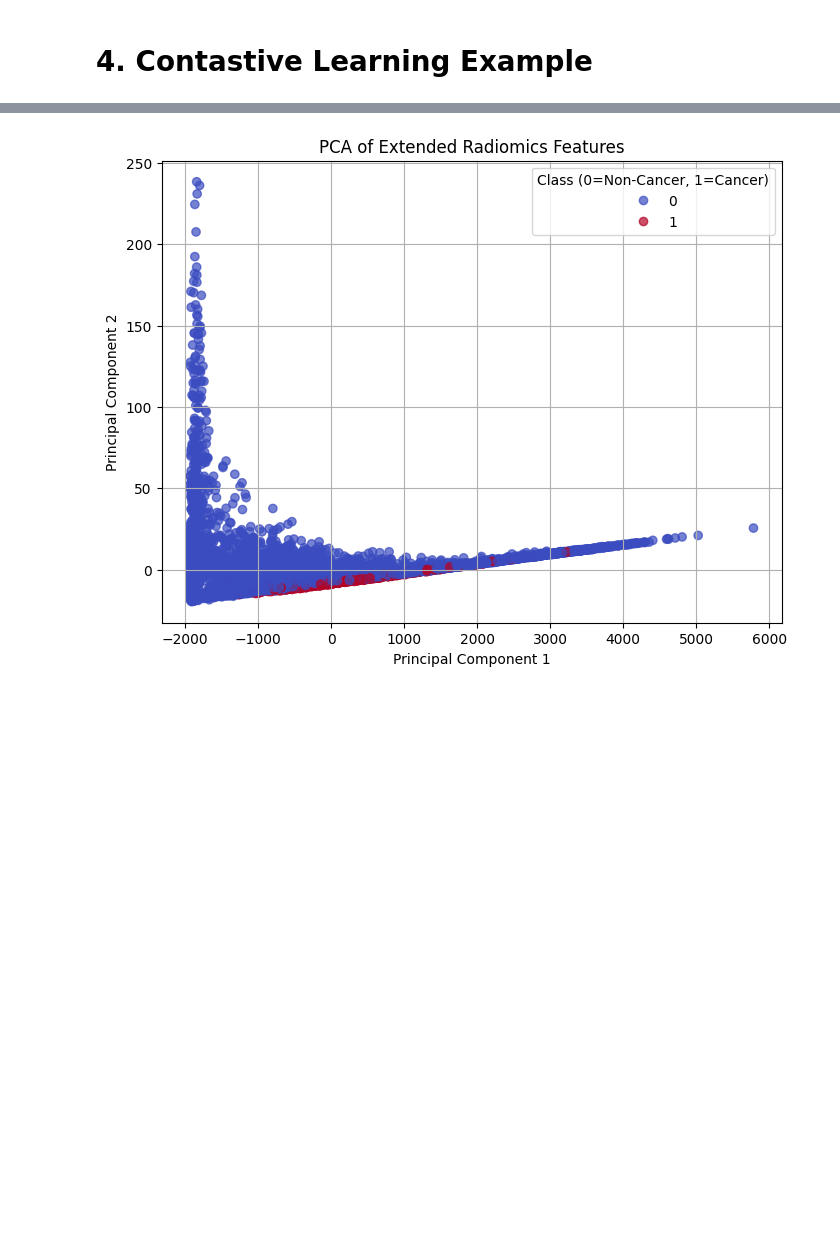
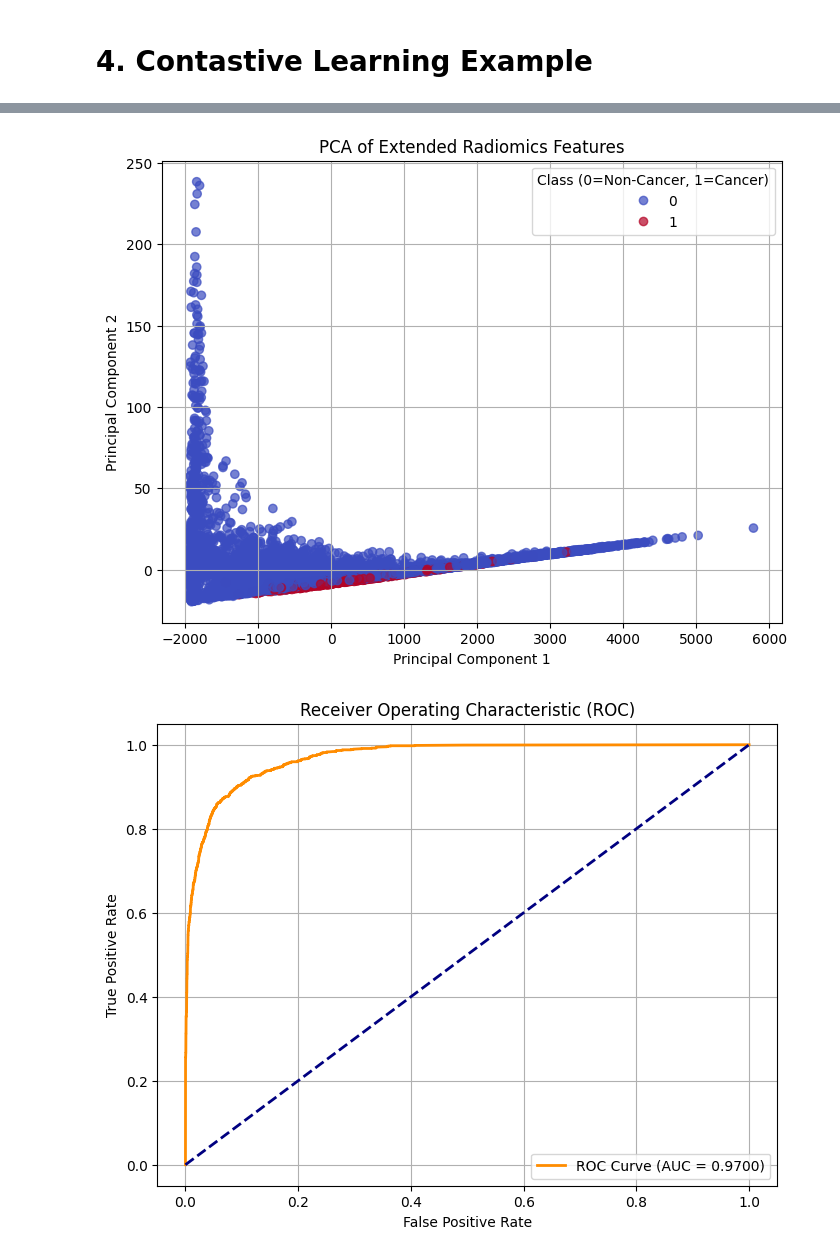
Before and after one commit to KristoferLintonReid/DeepLearningMedicalImageTutorial2025, a Jupyter notebook: Building_Models.ipynb, the cells around one changed output, grey strips where cells are left out. Saved outputs shown, nothing was run; the diff lists cells and outputs as text; code cells hidden in the pictures; blank space fills up the shorter version.

```diff
--- a/Building_Models.ipynb
+++ b/Building_Models.ipynb
@@ -708,17 +697,11 @@ plt.show()
 # %%
 # ========================================
-# Radiomics Feature Expansion + Handling Class Imbalance + Grid Search Random Forest (Answers)
+# Radiomics Feature Expansion + Handling Class Imbalance + Grid Search Random Forest + ROC Curve
 # ========================================
 
-from sklearn.ensemble import RandomForestClassifier
-from sklearn.model_selection import GridSearchCV
-from sklearn.metrics import classification_report, roc_auc_score, precision_score, recall_score, f1_score
-from sklearn.decomposition import PCA
 from sklearn.utils.class_weight import compute_class_weight
 import scipy.stats
-import numpy as np
-import cv2
-import matplotlib.pyplot as plt
+
 
 # Step 1: Feature extraction
 def extract_radiomics_features(imgs):
@@ -747,7 +730,7 @@ y_test = np.array([binary_test[i][1] for i in range(len(binary_test))])
 
 # Step 3: Handle class imbalance
 class_weights = compute_class_weight('balanced', classes=np.unique(y_train), y=y_train)
-class_weight_dict = {i : class_weights[i] for i in range(len(class_weights))}
+class_weight_dict = {i: class_weights[i] for i in range(len(class_weights))}
 print(f"Computed class weights: {class_weight_dict}")
 
 # Step 4: Model selection with Grid Search
@@ -773,13 +756,15 @@ best_model.fit(X_train, y_train)
 
 # Step 6: Evaluate
 y_pred = best_model.predict(X_test)
+y_proba = best_model.predict_proba(X_test)[:, 1]  # Probability for positive class
 
 print("\nClassification Report:")
 print(classification_report(y_test, y_pred, digits=4))
-print(f"ROC AUC: {roc_auc_score(y_test, y_pred):.4f}")
+print(f"ROC AUC: {roc_auc_score(y_test, y_proba):.4f}")
 print(f"Precision: {precision_score(y_test, y_pred):.4f}")
 print(f"Recall: {recall_score(y_test, y_pred):.4f}")
 print(f"F1 Score: {f1_score(y_test, y_pred):.4f}")
+
 
 # Step 7: PCA Visualization
 pca = PCA(n_components=2)
@@ -793,6 +778,20 @@ plt.ylabel('Principal Component 2')
 plt.legend(*scatter.legend_elements(), title="Class (0=Non-Cancer, 1=Cancer)")
 plt.grid(True)
 plt.show()
+
+# Step 8: ROC Curve
+fpr, tpr, thresholds = roc_curve(y_test, y_proba)
+roc_auc = auc(fpr, tpr)
+
+plt.figure(figsize=(8,6))
+plt.plot(fpr, tpr, color='darkorange', lw=2, label=f'ROC Curve (AUC = {roc_auc:.4f})')
+plt.plot([0, 1], [0, 1], color='navy', lw=2, linestyle='--')
+plt.xlabel('False Positive Rate')
+plt.ylabel('True Positive Rate')
+plt.title('Receiver Operating Characteristic (ROC)')
+plt.legend(loc='lower right')
+plt.grid(True)
+plt.show()
 # %% [output]
 Computed class weights: {0: np.float64(0.5835483912801027), 1: np.float64(3.4922778424524643)}
 Fitting 3 folds for each of 6 candidates, totalling 18 fits
@@ -812,7 +811,8 @@ ROC AUC: 0.8842
 Precision: 0.8035
 Recall: 0.8094
 F1 Score: 0.8065
 [figure]
+[figure, added]
 # %% [markdown]
 # 6. SimpleCNN Exercise: Model Expansion and Tuning
 
```
Also changed, not shown: parts of 16 cells of this notebook.
